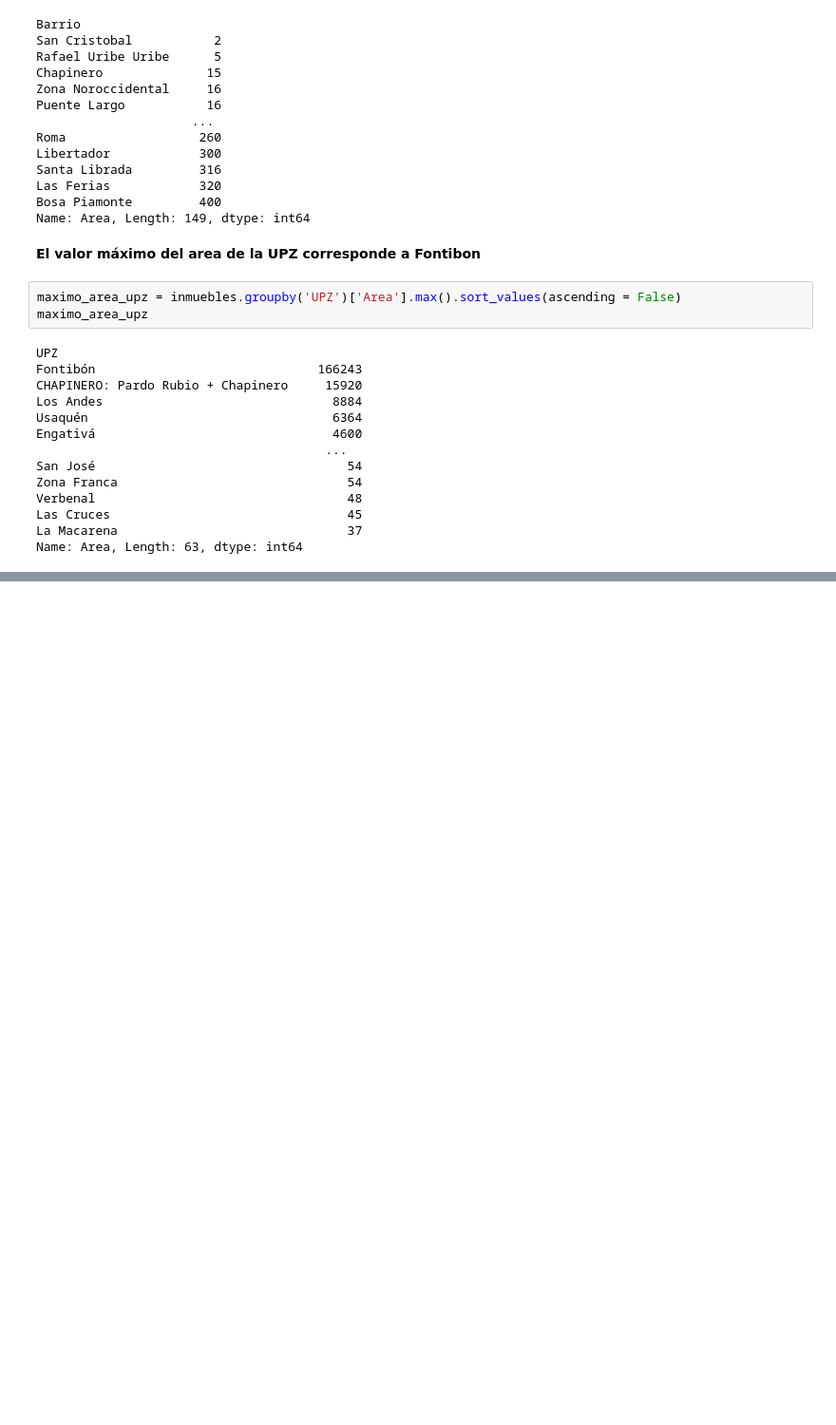
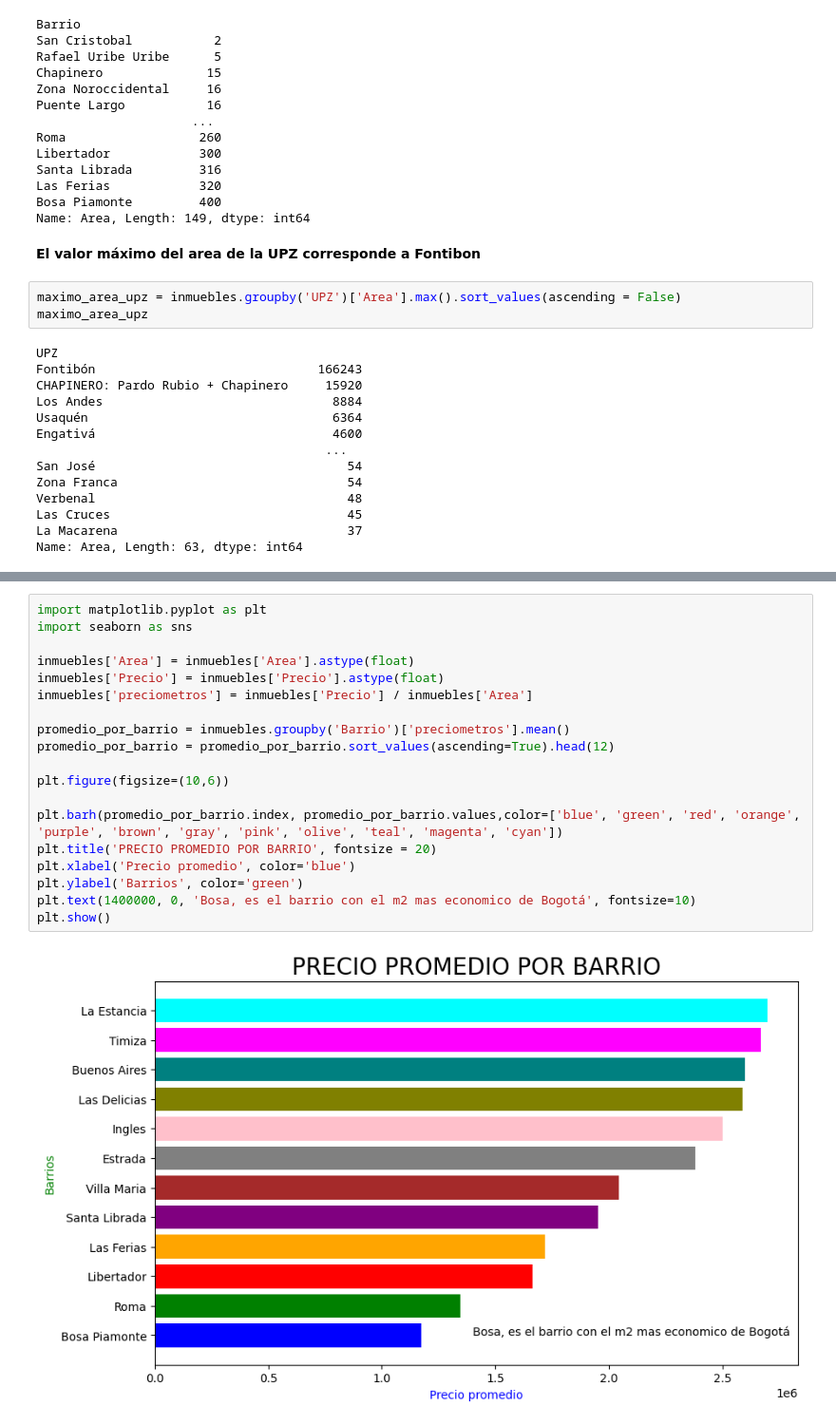
Before and after one commit to monikilla22/Ejercicio-clase-1-InmersionAluraLatamDatos, a Jupyter notebook: INMERSION_DATOS_ALURA_1.ipynb, the cells around one changed output, grey strips where cells are left out. Shown at 95% size. Cells and saved outputs as stored; diff of their text form; blank space fills up the shorter version.

```diff
--- a/INMERSION_DATOS_ALURA_1.ipynb
+++ b/INMERSION_DATOS_ALURA_1.ipynb
@@ -347,0 +637,21 @@ Name: Area, Length: 63, dtype: int64
+# %%
+import matplotlib.pyplot as plt
+import seaborn as sns
+
+inmuebles['Area'] = inmuebles['Area'].astype(float)
+inmuebles['Precio'] = inmuebles['Precio'].astype(float)
+inmuebles['preciometros'] = inmuebles['Precio'] / inmuebles['Area']
+
+promedio_por_barrio = inmuebles.groupby('Barrio')['preciometros'].mean()
+promedio_por_barrio = promedio_por_barrio.sort_values(ascending=True).head(12)
+
+plt.figure(figsize=(10,6))
+
+plt.barh(promedio_por_barrio.index, promedio_por_barrio.values,color=['blue', 'green', 'red', 'orange', 'purple', 'brown', 'gray', 'pink', 'olive', 'teal', 'magenta', 'cyan'])
+plt.title('PRECIO PROMEDIO POR BARRIO', fontsize = 20)
+plt.xlabel('Precio promedio', color='blue')
+plt.ylabel('Barrios', color='green')
+plt.text(1400000, 0, 'Bosa, es el barrio con el m2 mas economico de Bogotá', fontsize=10)
+plt.show()
+# %% [output]
+[figure, added]
```
Also changed, not shown: parts of 33 cells of this notebook.
